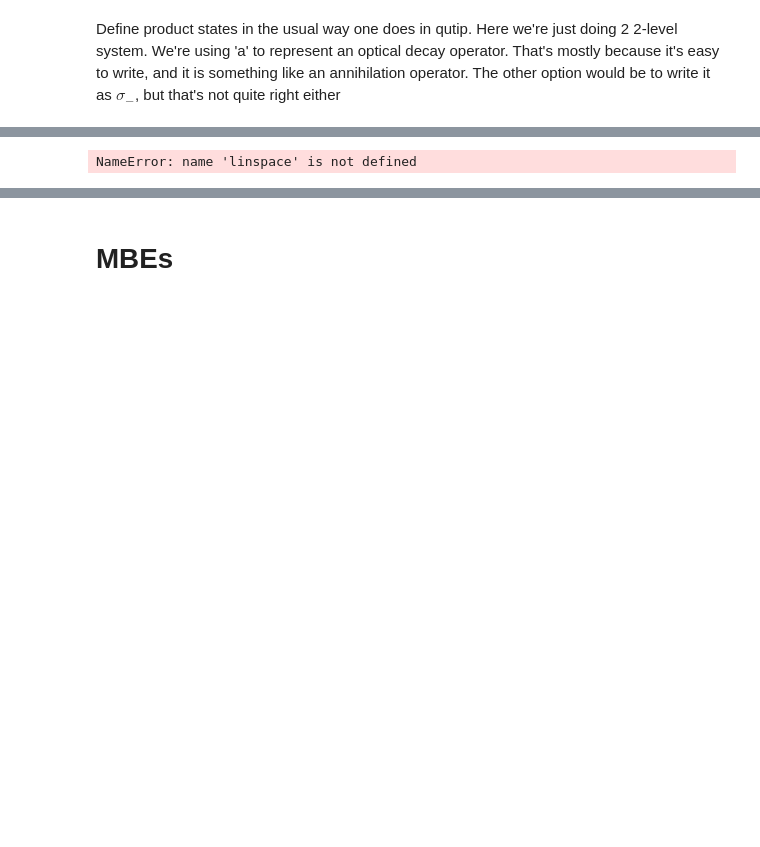
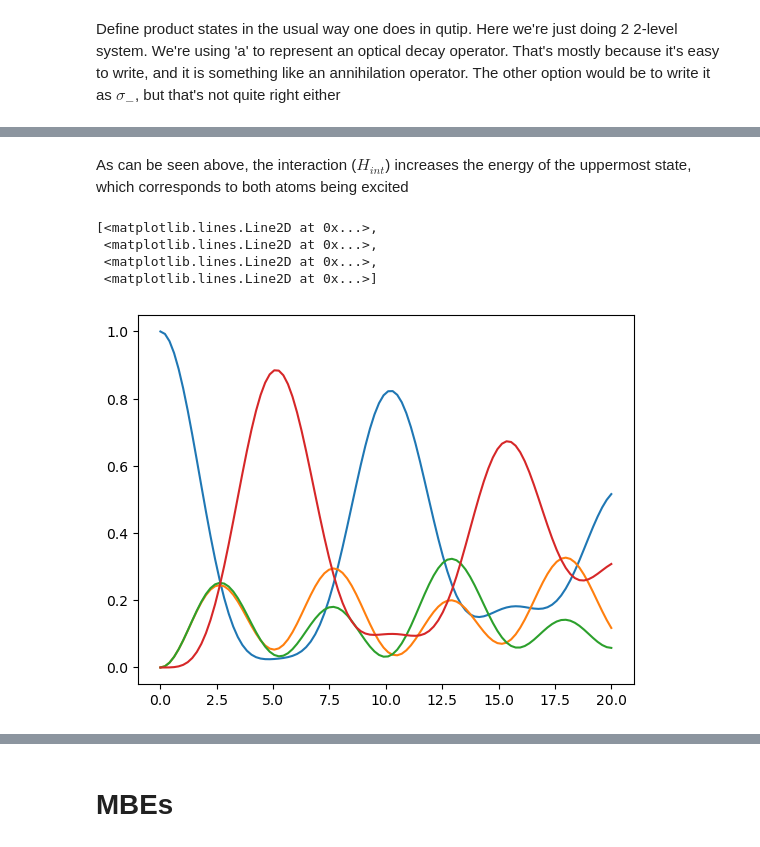
Before and after one commit to morgatron/spylind, a Jupyter notebook: examples/Rare_earth_examples .ipynb, the cells around one changed output, grey strips where cells are left out. Saved outputs shown, nothing was run; the diff lists cells and outputs as text; code cells hidden in the pictures; blank space fills up the shorter version.

```diff
--- a/examples/Rare_earth_examples .ipynb
+++ b/examples/Rare_earth_examples .ipynb
@@ -403,10 +371,17 @@ c_opL = [sqrt(1./T1)*sm1, sqrt(1./T1)*sm2]
+# %% [markdown]
+As can be seen above, the interaction ($H_{int}$) increases the energy of the uppermost state, which corresponds to both atoms being excited
 # %%
 #QUTIP
 tSteps = linspace(0,20,100)
-res=q.mesolve( [[H1, lambda t,_: -0.2],  [H1.dag(), lambda t,_: conjugate(-0.2)], [Hint, lambda t,_: 0.5]], eig_ket(0,0), tlist=tSteps, c_ops=c_opL, e_ops=[ket*ket.dag() for ket in Hint.eigenstates()[1]])
+Ef = lambda t: -.3*np.exp(1j*t)
+res=q.mesolve( [H0, [H1, lambda t,_: Ef(t)],  [H1.dag(), lambda t,_: conjugate(Ef(t))], [Hint, lambda t,_: 0.5]], eig_ket(0,0), tlist=tSteps, c_ops=c_opL, e_ops=[ket*ket.dag() for ket in Hint.eigenstates()[1]])
 plot(tSteps, array(res.expect).T)
 # %% [output]
-NameError: name 'linspace' is not defined
+[<matplotlib.lines.Line2D at 0x...>,
+ <matplotlib.lines.Line2D at 0x...>,
+ <matplotlib.lines.Line2D at 0x...>,
+ <matplotlib.lines.Line2D at 0x...>]
+[figure, added]
 # %%
 #Construct the symbollic simulation
 tS, etaS = sm.symbols('t, eta', real=True)
```
Also changed, not shown: parts of 31 cells of this notebook, 20 other files.
